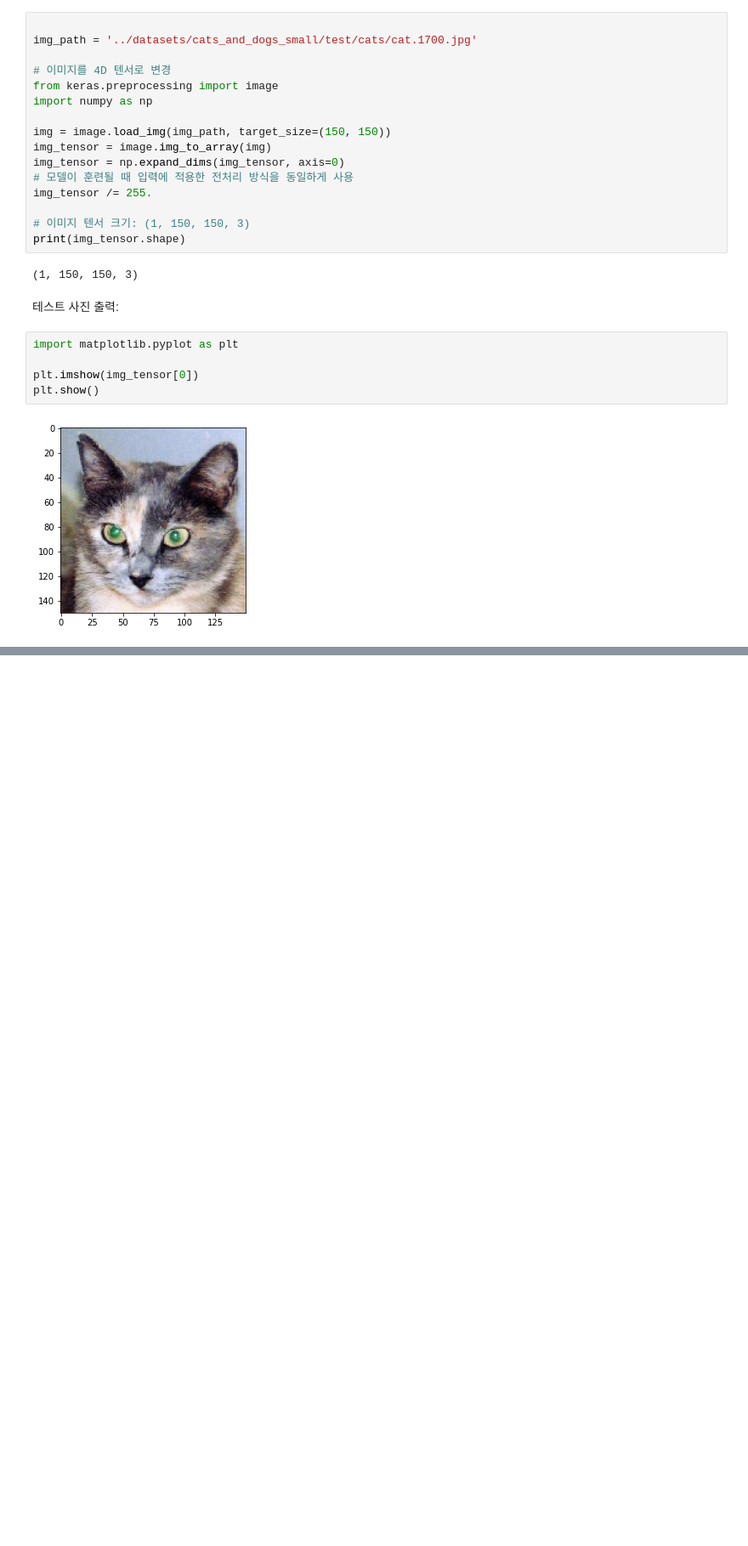
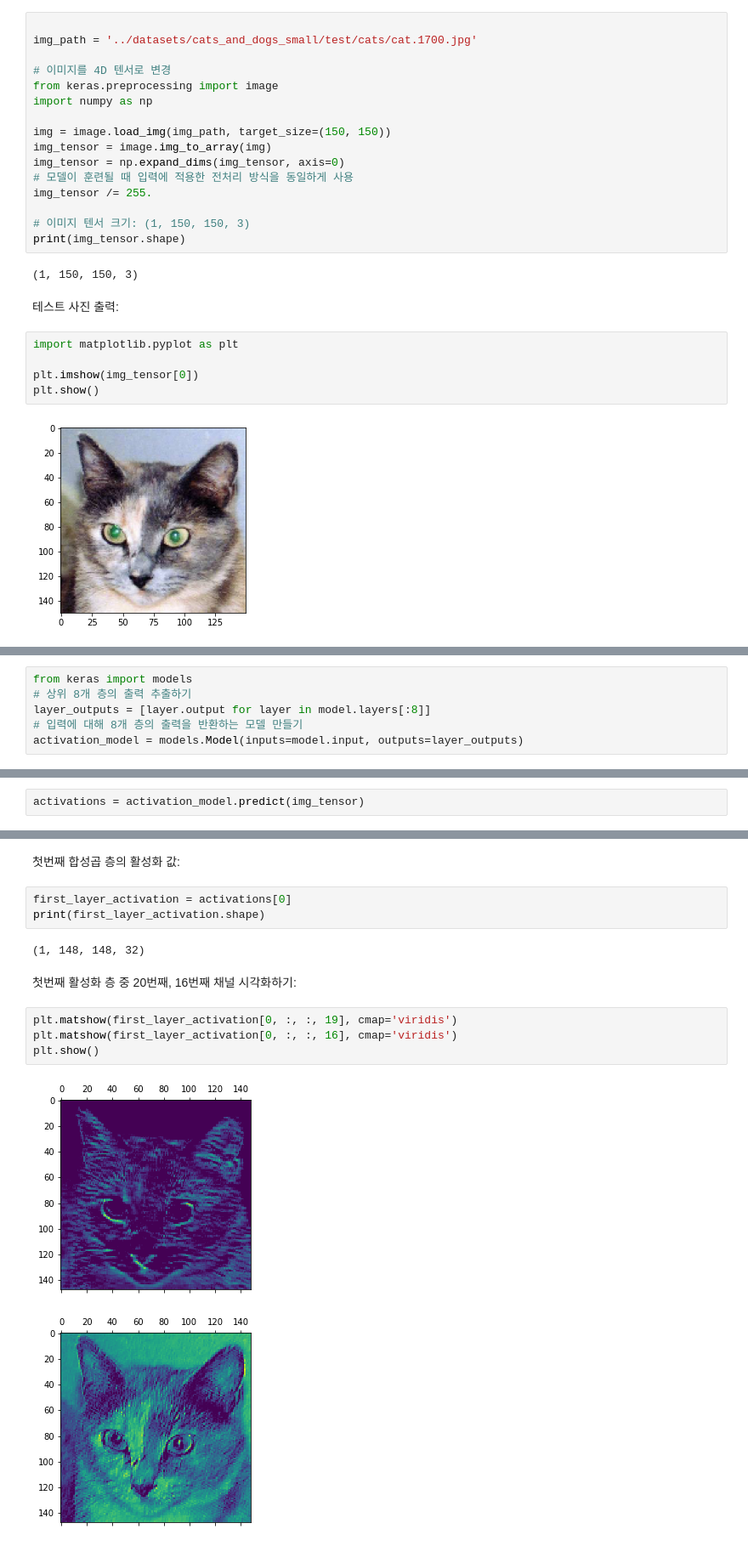
Before and after one commit to youngeun1207/keras, a Jupyter notebook: CNN_exr/visualizing_convnet.ipynb, the cells around one changed output, grey strips where cells are left out. Shown at 85% size. Drawn from its saved outputs; the diff is of its cells as text; blank space fills up the shorter version.

Commit message:
컨브넷 중간층의 활성화 시각화하기

```diff
--- a/CNN_exr/visualizing_convnet.ipynb
+++ b/CNN_exr/visualizing_convnet.ipynb
@@ -77,0 +89,6 @@ plt.show()
+# %%
+from keras import models
+# 상위 8개 층의 출력 추출하기
+layer_outputs = [layer.output for layer in model.layers[:8]]
+# 입력에 대해 8개 층의 출력을 반환하는 모델 만들기
+activation_model = models.Model(inputs=model.input, outputs=layer_outputs)
@@ -77,0 +101,2 @@ plt.show()
+# %%
+activations = activation_model.predict(img_tensor)
@@ -77,0 +106,16 @@ plt.show()
+# %% [markdown]
+첫번째 합성곱 층의 활성화 값:
+# %%
+first_layer_activation = activations[0]
+print(first_layer_activation.shape)
+# %% [output]
+(1, 148, 148, 32)
+# %% [markdown]
+첫번째 활성화 층 중 20번째, 16번째 채널 시각화하기:
+# %%
+plt.matshow(first_layer_activation[0, :, :, 19], cmap='viridis')
+plt.matshow(first_layer_activation[0, :, :, 16], cmap='viridis')
+plt.show()
+# %% [output]
+[figure, added]
+[figure, added]
```
Also changed, not shown: parts of 7 cells of this notebook.
